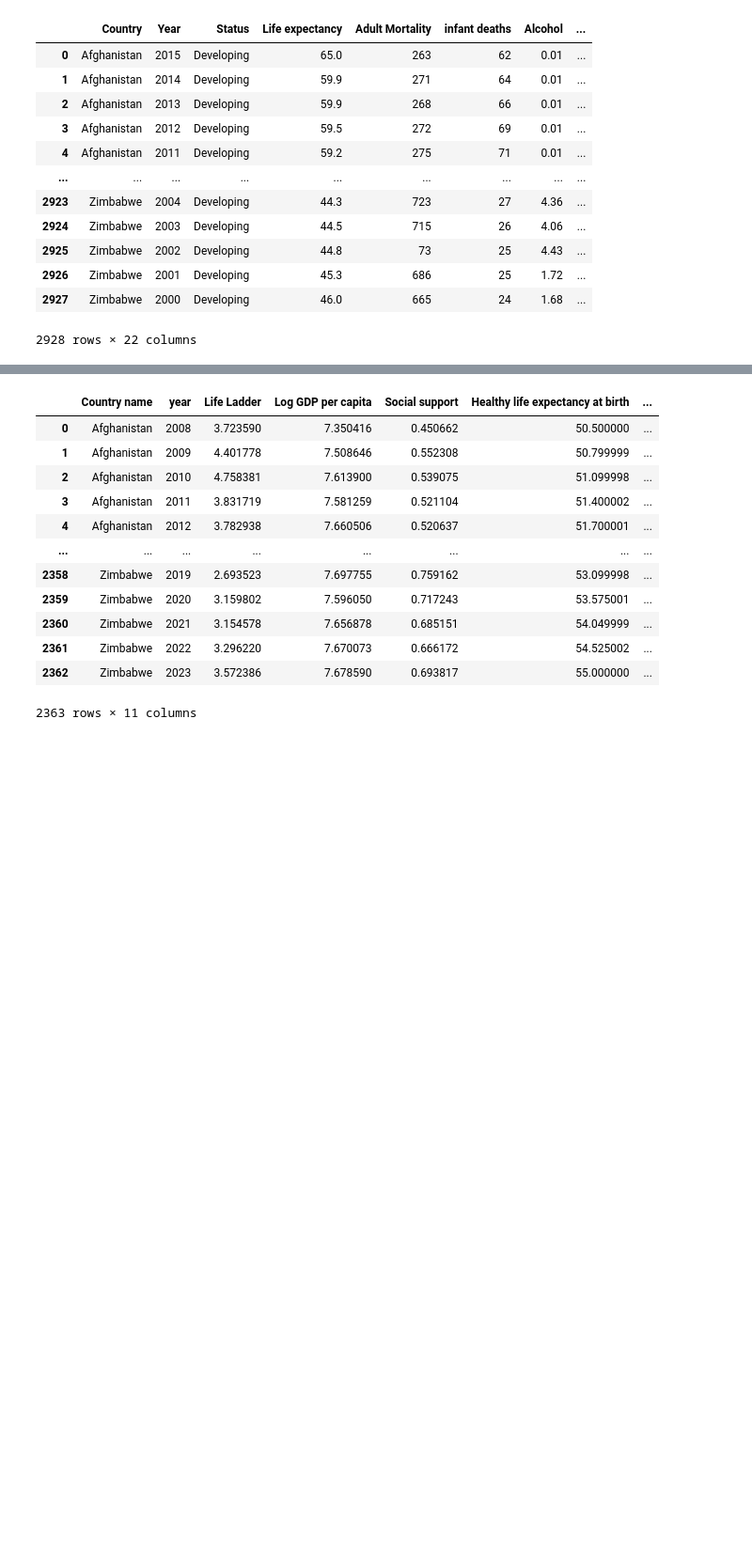
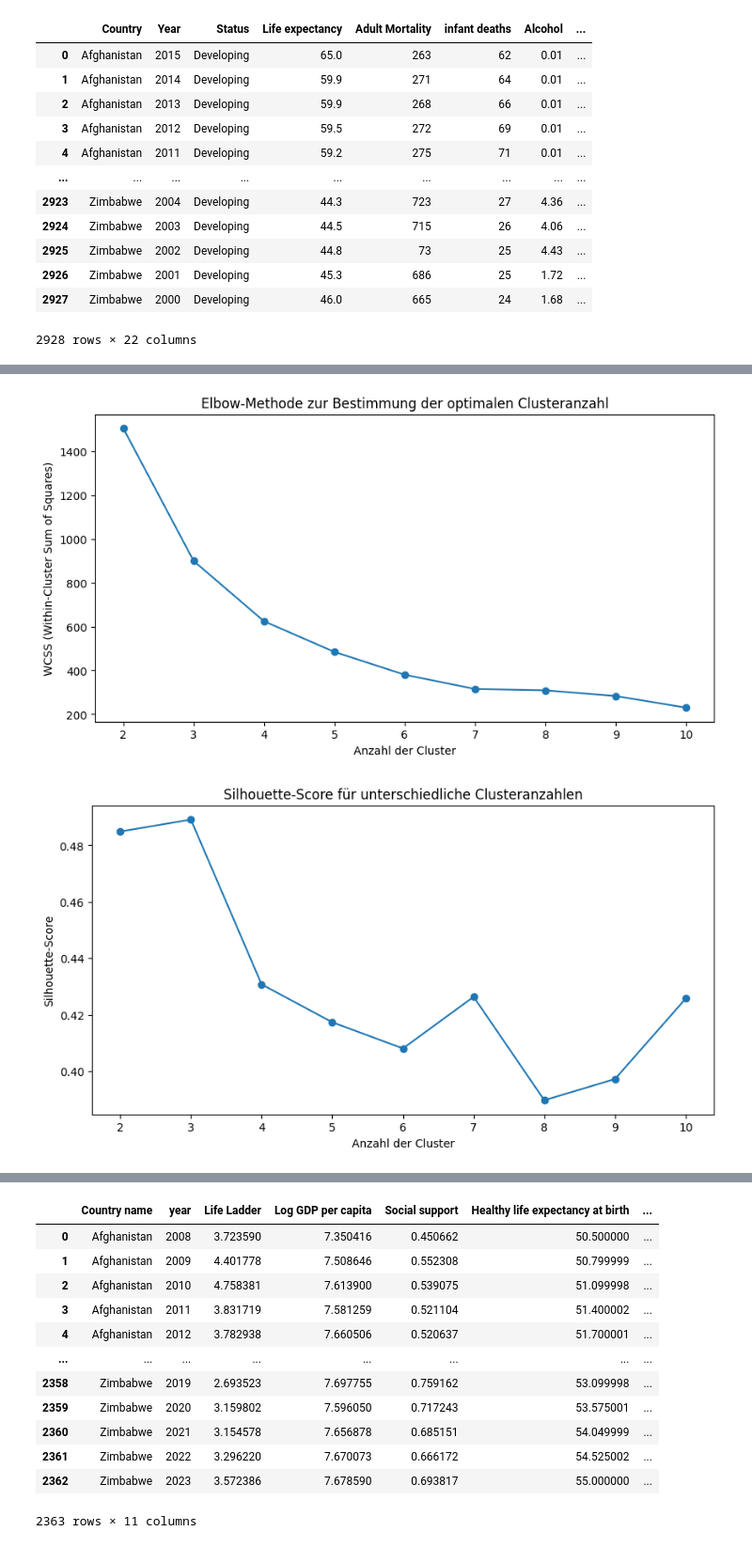
Before and after one commit to mats-ad/Quality-of-Life-World, a Jupyter notebook: DAP_Test.ipynb, the cells around one changed output, grey strips where cells are left out. Shown at 94% size. Cells and saved outputs as stored; diff of their text form; code cells hidden in the pictures; blank space fills up the shorter version.

Commit message:
Clustering Graph

```diff
--- a/DAP_Test.ipynb
+++ b/DAP_Test.ipynb
@@ -42,3 +42,6 @@ fig = px.choropleth(
 '''
 # Karte anzeigen
 fig.show()
+# %%
+CostOfLiving = pd.read_csv('Data/Cost_of_Living_Index_by_Country_2024.csv')
+CostOfLiving
@@ -44,0 +62,65 @@ fig.show()
+# %%
+import pandas as pd
+from sklearn.cluster import KMeans
+from sklearn.preprocessing import StandardScaler
+from sklearn.metrics import silhouette_score
+import matplotlib.pyplot as plt
+
+# Daten basierend auf 'Land' zusammenführen
+merged_data = pd.merge(CostOfLiving, LifeExpectancy, on='Country')
+
+# Nur die Werte für das Clustering extrahieren
+values = merged_data[['Cost of Living Index', 'Life expectancy']]
+
+# Daten normalisieren (Standardisierung)
+scaler = StandardScaler()
+scaled_values = scaler.fit_transform(values)
+
+# Finden der optimalen Anzahl an Clustern mit der Elbow-Methode
+wcss = []  # Within-Cluster Sum of Squares
+silhouette_scores = []
+cluster_range = range(2, 11)
+
+for k in cluster_range:
+    kmeans = KMeans(n_clusters=k, random_state=42)
+    kmeans.fit(scaled_values)
+    wcss.append(kmeans.inertia_)
+    silhouette_scores.append(silhouette_score(scaled_values, kmeans.labels_))
+
+# Elbow-Methode visualisieren
+plt.figure(figsize=(10, 5))
+plt.plot(cluster_range, wcss, marker='o')
+plt.title('Elbow-Methode zur Bestimmung der optimalen Clusteranzahl')
+plt.xlabel('Anzahl der Cluster')
+plt.ylabel('WCSS (Within-Cluster Sum of Squares)')
+plt.show()
+
+# Silhouette-Score visualisieren
+plt.figure(figsize=(10, 5))
+plt.plot(cluster_range, silhouette_scores, marker='o')
+plt.title('Silhouette-Score für unterschiedliche Clusteranzahlen')
+plt.xlabel('Anzahl der Cluster')
+plt.ylabel('Silhouette-Score')
+plt.show()
+
+# Optimale Anzahl an Clustern basierend auf Silhouette-Score
+optimal_clusters = cluster_range[silhouette_scores.index(max(silhouette_scores))]
+print(f'Optimale Anzahl an Clustern: {optimal_clusters}')
+
+# K-Means mit optimaler Clusteranzahl
+kmeans = KMeans(n_clusters=optimal_clusters, random_state=42)
+merged_data['Cluster'] = kmeans.fit_predict(scaled_values)
+
+# Ergebnisse anzeigen
+print(merged_data)
+
+# Clustering visualisieren
+plt.scatter(merged_data['Cost of Living Index'], merged_data['Life expectancy'], c=merged_data['Cluster'], cmap='viridis')
+plt.xlabel('Cost of Living Index')
+plt.ylabel('Life expectancy')
+plt.title('Clustering von Ländern')
+plt.colorbar(label='Cluster')
+plt.show()
+# %% [output]
+[figure, added]
+[figure, added]
```
Also changed, not shown: parts of 7 cells of this notebook, 1 other file.
